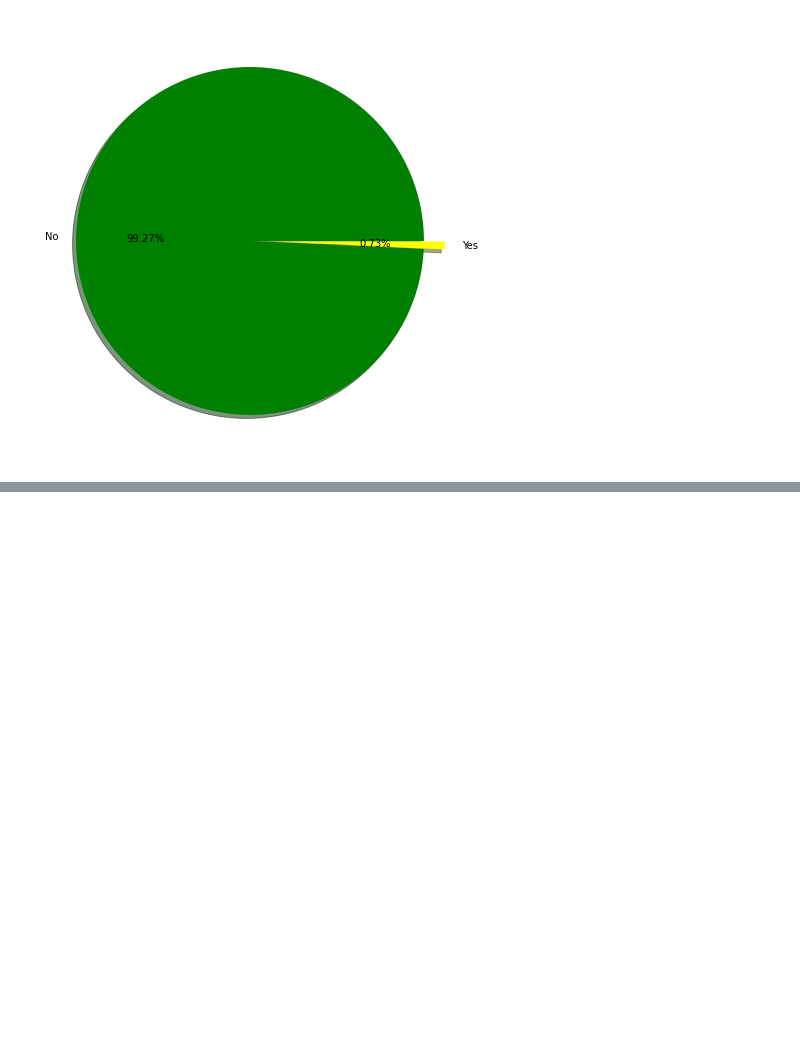
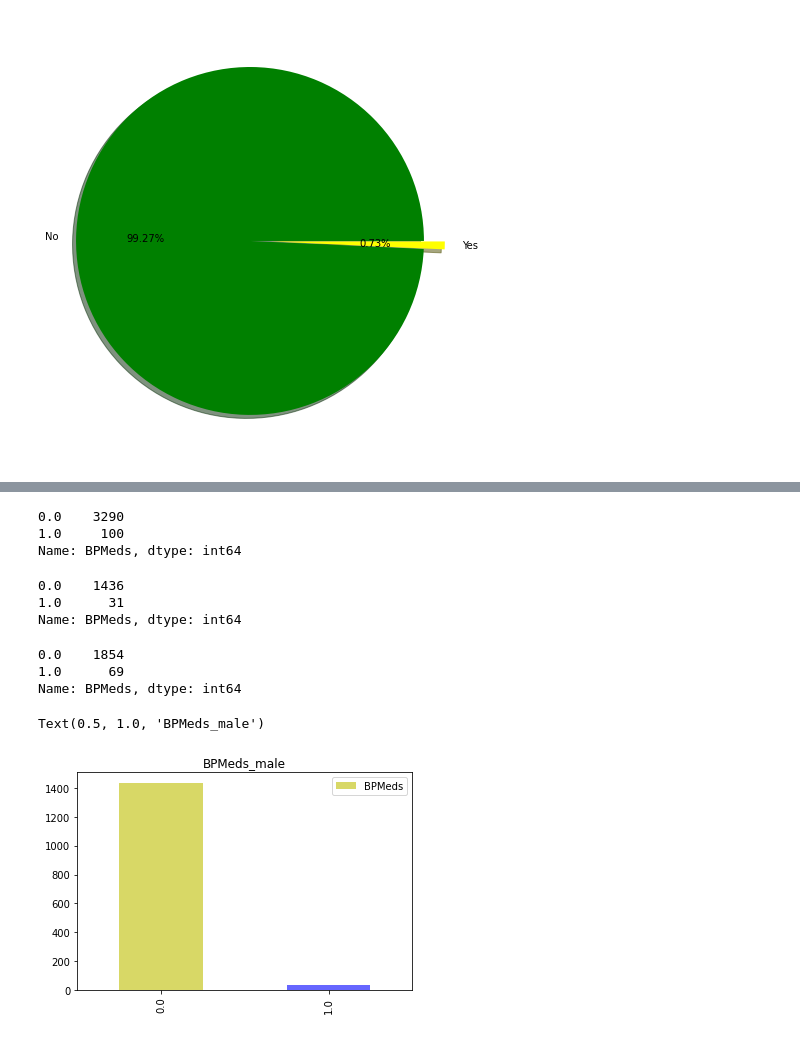
Before and after one commit to Shambhurajdesai/Capstone-3---Cardio-Vascular-Risk--Classification, a Jupyter notebook: Cardio_Vascular_Risk_Capstone_3.ipynb, the cells around one changed output, grey strips where cells are left out. Cells and saved outputs as stored; diff of their text form; code cells hidden in the pictures; blank space fills up the shorter version.

```diff
--- a/Cardio_Vascular_Risk_Capstone_3.ipynb
+++ b/Cardio_Vascular_Risk_Capstone_3.ipynb
@@ -587,0 +608,27 @@ Name: prevalentStroke, dtype: int64
+# %%
+#total count of patients who took BP medicines(1) and who doesn't(0)
+df.BPMeds.value_counts()
+# %% [output]
+0.0    3290
+1.0     100
+Name: BPMeds, dtype: int64
+# %%
+#total count of male patients who took BP medicines(1) and who doesn't(0)
+male['BPMeds'].value_counts()
+# %% [output]
+0.0    1436
+1.0      31
+Name: BPMeds, dtype: int64
+# %%
+#total count of female patients who took BP medicines(1) and who doesn't(0)
+female['BPMeds'].value_counts()
+# %% [output]
+0.0    1854
+1.0      69
+Name: BPMeds, dtype: int64
+# %%
+#by ploting the bar we conclude that more than 95% mens not consuming the BP medicine
+male['BPMeds'].value_counts().plot(kind='bar',color=('y','b'),legend=True,alpha=0.6).set_title('BPMeds_male')
+# %% [output]
+Text(0.5, 1.0, 'BPMeds_male')
+[figure, added]
```
Also changed, not shown: parts of 23 cells of this notebook.
